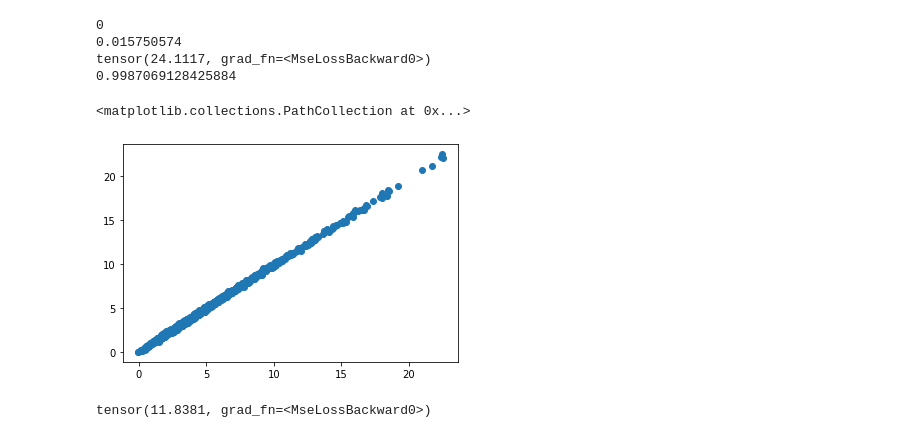
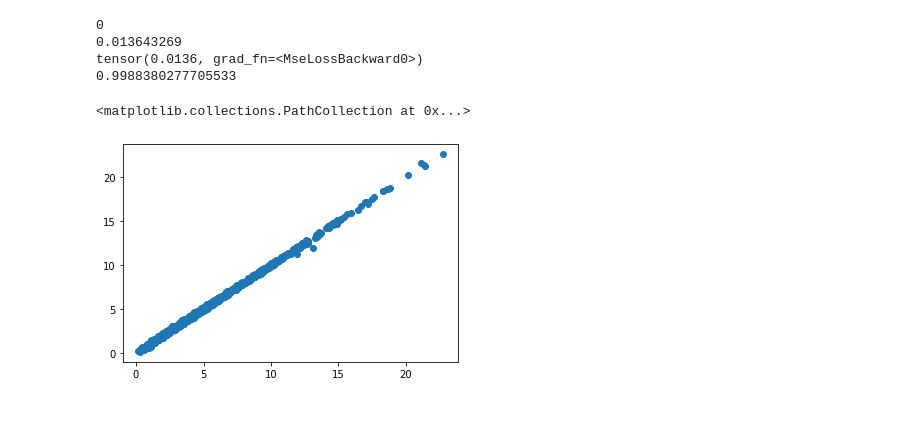
Before and after one commit to Gregory-Cooper/TL_MOF, a Jupyter notebook: test.ipynb, the cells around one changed output. Drawn from its saved outputs; the diff is of its cells as text; code cells hidden in the pictures.

Commit message:
update batch

```diff
--- a/test.ipynb
+++ b/test.ipynb
@@ -73,7 +73,7 @@ input_size = 6
 hidden_size_1 = 128
 hidden_size_2 = 64
 output_size = 1
-learning_rate = .002
+learning_rate = .0002
 
 
 model = NeuralNet(input_size, hidden_size_1, hidden_size_2, output_size).to(device)
@@ -92,7 +92,7 @@ df_train,df_val,y_df_train,y_df_val = train_test_split(df[features],df[interest]
 df_train[interest]=np.array(y_df_train)
 df_val[interest]=(np.array(y_df_val))
 first=MyDataset(df_train,interest,features)
-train_loader= torch.utils.data.DataLoader(first,batch_size=100)
+train_loader= torch.utils.data.DataLoader(first,batch_size=128)
 second=MyDataset(df_val,interest,features)
 val_loader = torch.utils.data.DataLoader(second,batch_size=len(df_val))
 # %%
@@ -124,4 +124,4 @@ def log_training(engine):
     print(f"Epoch {e}/{n} : {i} - batch loss: {batch_loss}, lr: {lr}")
 
 
-trainer.run(train_loader, max_epochs=100)
+#trainer.run(train_loader, max_epochs=5)
@@ -158,6 +127,0 @@ State:
-# %%
-for i in range(1,int(len(first)/2),10):
-    i=int(i)
-    print(i)
-    train_loader= torch.utils.data.DataLoader(first,batch_size=i)
-    trainer.run(train_loader, max_epochs=i)
@@ -166,0 +128,18 @@ ValueError: Argument max_epochs should be larger than the start epoch defined in
+# %%
+import time
+test_set=[1,16,32,64,128,256,512]
+store_loss=[]
+store_time=[]
+for i in test_set:
+    start=time.time()
+    print(i)
+    train_loader= torch.utils.data.DataLoader(first,batch_size=i)
+    trainer.run(train_loader, max_epochs=10)
+    b=val_loader.dataset.y_train
+    a=val_loader.dataset.x_train
+    b=b.view(-1,1)
+    pred=model(a)
+    loss=criterion(pred,b)
+    end=time.time()
+    store_time.append(end-start)
+    store_loss.append(loss)
@@ -167,21 +162,18 @@ ValueError: Argument max_epochs should be larger than the start epoch defined in
 # %%
 from sklearn.metrics import r2_score,mean_squared_error
 start=0
 for a,b in val_loader:
     out=model(a)
     print(start)
 print(mean_squared_error(out.detach(),b))
+b = b.view(-1,1)
 print(criterion(out,b))
 print(r2_score(out.detach().numpy(),b))
 plt.scatter(out.detach().numpy(),b)
 # %% [output]
 0
-0.015750574
-tensor(24.1117, grad_fn=<MseLossBackward0>)
-0.9987069128425884
+0.013643269
+tensor(0.0136, grad_fn=<MseLossBackward0>)
+0.9988380277705533
 <matplotlib.collections.PathCollection at 0x...>
-[figure, old version]
+[figure, new version]
-# %%
-criterion(out,b)
-# %% [output]
-tensor(11.8381, grad_fn=<MseLossBackward0>)
```
Also changed, not shown: parts of 4 cells of this notebook, 1 other file.
